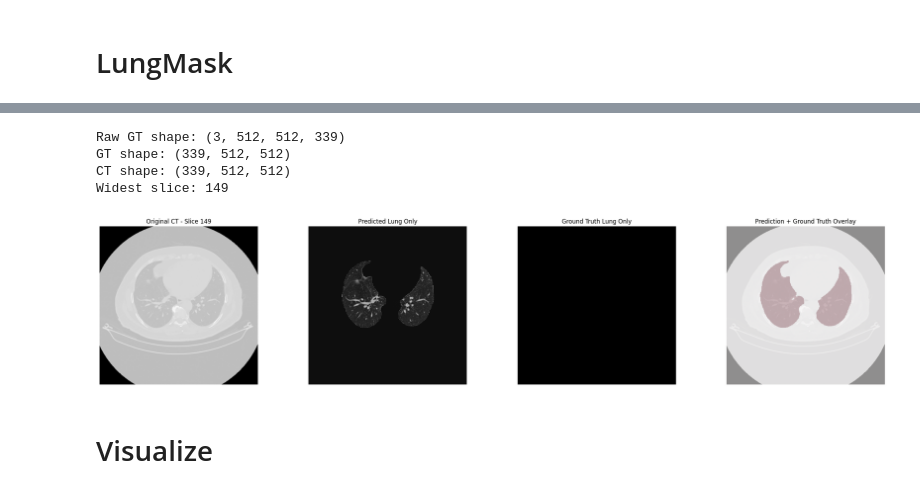
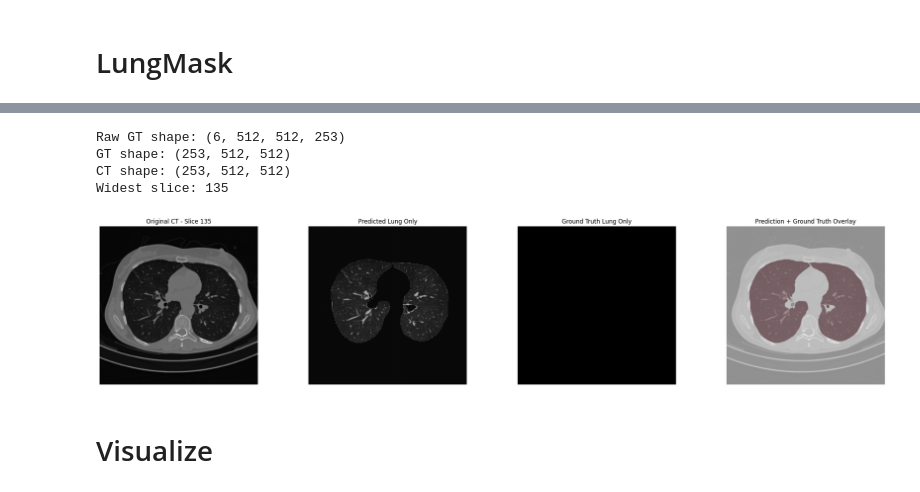
Before and after one commit to ckekula/fyp-3d-ct, a Jupyter notebook: eda/lung-segment.ipynb, the cells around one changed output, grey strips where cells are left out. Drawn from its saved outputs; the diff is of its cells as text; code cells hidden in the pictures.

```diff
--- a/eda/lung-segment.ipynb
+++ b/eda/lung-segment.ipynb
@@ -198,6 +198,6 @@ import SimpleITK as sitk
 
 inferer = LMInferer()
 
-input_image = sitk.ReadImage("/home/chest_ct/code/data/data_volumes/dataset/train_fixed/train_7244_a_1.nii.gz")
+input_image = sitk.ReadImage("/home/chest_ct/code/data/data_volumes/dataset/train_fixed/valid_342_a_2.nii.gz")
 segmentation = inferer.apply(input_image)
 # %% [output]
@@ -213,7 +213,7 @@ import SimpleITK as sitk
 # Load Ground Truth Mask
 # ==========================
 
-mask_path = "/home/chest_ct/code/data/segmentations/segmentations/train_7244_a_1.nii.gz"
+mask_path = "/home/chest_ct/code/data/segmentations/segmentations/valid_342_a_2.nii.gz"
 
 gt_raw = nib.load(mask_path).get_fdata()
 
@@ -352,38 +352,38 @@ plt.imshow(
     cmap="gray"
 )
 
 # predicted mask
 plt.imshow(
     pred_slice,
     cmap="Reds",
     alpha=0.35
 )
 
 # GT mask
 plt.imshow(
     gt_slice,
     cmap="Blues",
     alpha=0.35
 )
 
 
 plt.title(
     "Prediction + Ground Truth Overlay"
 )
 
 plt.axis("off")
 
 
 
 plt.tight_layout()
 
 plt.show()
 # %% [output]
-Raw GT shape: (3, 512, 512, 339)
-GT shape: (339, 512, 512)
-CT shape: (339, 512, 512)
-Widest slice: 149
+Raw GT shape: (6, 512, 512, 253)
+GT shape: (253, 512, 512)
+CT shape: (253, 512, 512)
+Widest slice: 135
-[figure, old version]
+[figure, new version]
 # %% [markdown]
 # Visualize
 # %%
```
Also changed, not shown: parts of 1 cell of this notebook, 15 other files.
